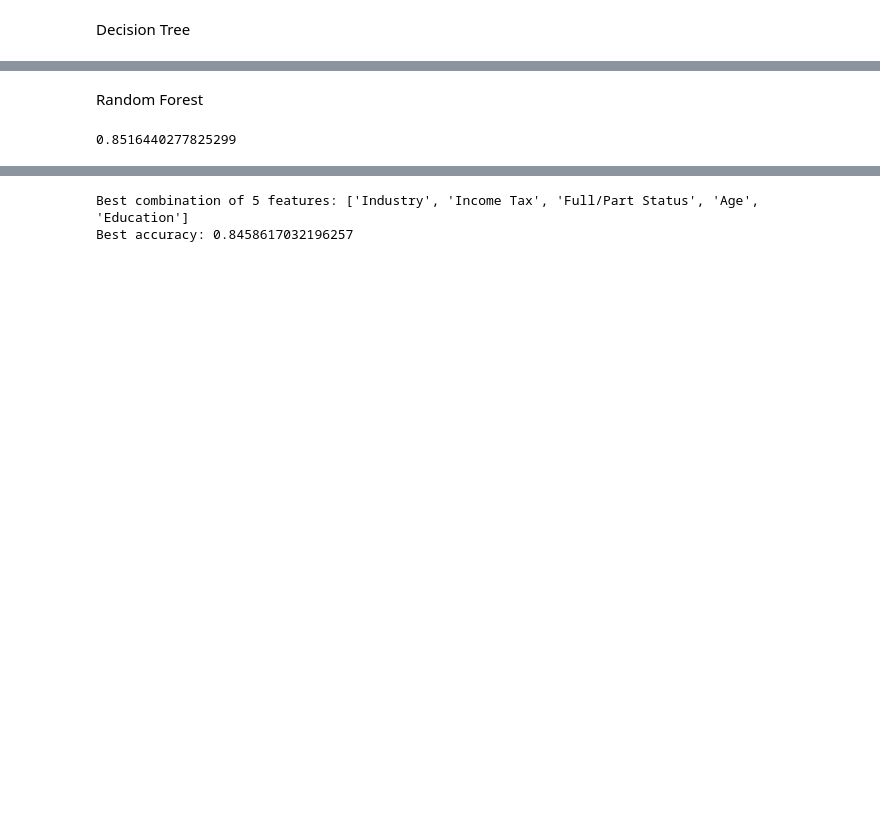
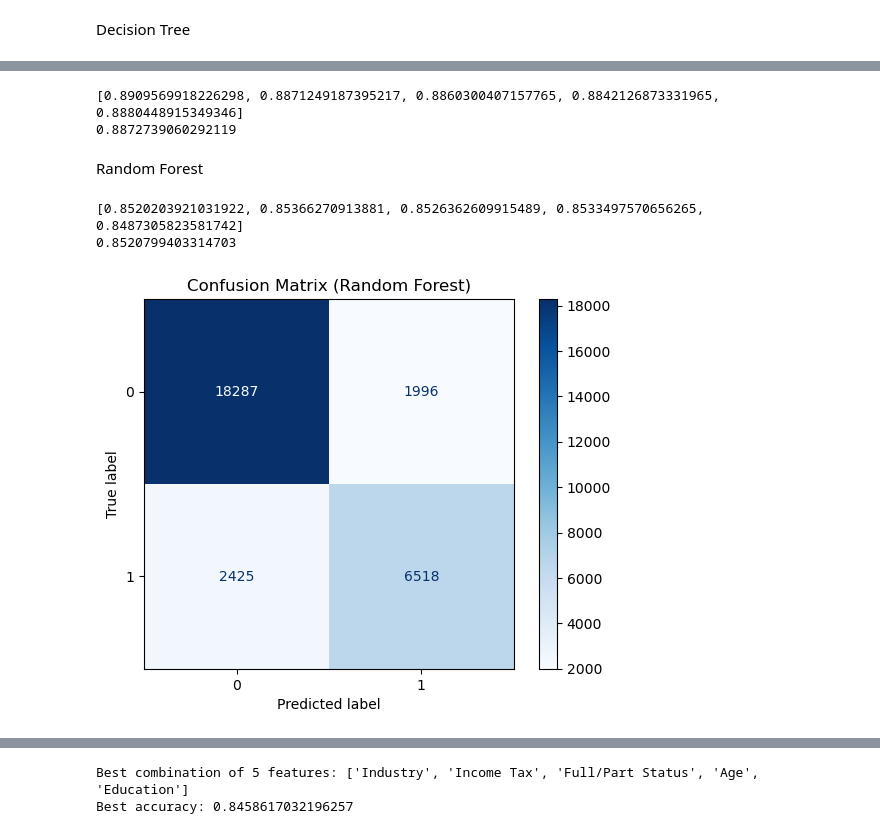
Before and after one commit to GabrieleGentil/STA141C, a Jupyter notebook: sta_141c_final_project.ipynb, the cells around one changed output, grey strips where cells are left out. Saved outputs shown, nothing was run; the diff lists cells and outputs as text; code cells hidden in the pictures; blank space fills up the shorter version.

```diff
--- a/sta_141c_final_project.ipynb
+++ b/sta_141c_final_project.ipynb
@@ -113,28 +145,76 @@ print(acc)
+# %%
+#decision tree 2
+from sklearn.tree import DecisionTreeClassifier
+from sklearn.model_selection import KFold
+from numpy import mean
+
+def income_class(income):
+    if income in range(0, 9):
+        return 0
+    else:
+        return 1
+
+df['Income_class'] = df['Income'].apply(income_class)
+
+X = df.drop(columns=['Income',"Income_class"])
+min_max_scaler = MinMaxScaler()
+X = min_max_scaler.fit_transform(X)
+y = df['Income_class']
+
+dt = DecisionTreeClassifier(max_depth=5, random_state=42)
+accuracies = []
+kf = KFold(n_splits=5, shuffle=True, random_state=42)
+for train_index, test_index in kf.split(X):
+    X_train, X_test = X[train_index], X[test_index]
+    y_train, y_test = y[train_index], y[test_index]
+    dt.fit(X_train, y_train)
+    y_pred = dt.predict(X_test)
+    acc = accuracy_score(y_test, y_pred)
+    accuracies.append(acc)
+print(accuracies)
+print(mean(accuracies))
+# %% [output]
+[0.8909569918226298, 0.8871249187395217, 0.8860300407157765, 0.8842126873331965, 0.8880448915349346]
+0.8872739060292119
 # %% [markdown]
 Random Forest
 # %%
 #random forest model
 #2 class
+from sklearn.model_selection import KFold
+from numpy import mean
 def income_class(income):
     if income in range(0, 20):
         return 0
     else:
         return 1
 
 df['Income_class'] = df['Income'].apply(income_class)
 X = df.drop(columns=['Income',"Income_class"])
 min_max_scaler = MinMaxScaler()
 X = min_max_scaler.fit_transform(X)
 y = df['Income_class']
-
-X_train, X_test, y_train, y_test = train_test_split(X, y, test_size=0.2, random_state=42)
+kf = KFold(n_splits=5, shuffle=True, random_state=42)
 
 rf_2 = RandomForestClassifier(n_estimators=100, random_state=42)
-rf_2.fit(X_train, y_train)
-
+accuracies = []
+for train_index, test_index in kf.split(X):
+    X_train, X_test = X[train_index], X[test_index]
+    y_train, y_test = y[train_index], y[test_index]
+    rf_2.fit(X_train, y_train)
+    y_pred = rf_2.predict(X_test)
+    acc = accuracy_score(y_test, y_pred)
+    accuracies.append(acc)
+print(accuracies)
+print(mean(accuracies))
+#confusion matrix
 y_pred = rf_2.predict(X_test)
-
-accuracy = accuracy_score(y_test, y_pred)
-print(accuracy)
+cm=confusion_matrix(y_test, y_pred)
+disp = ConfusionMatrixDisplay(confusion_matrix=cm)
+disp.plot(cmap='Blues')
+plt.title('Confusion Matrix (Random Forest)')
+plt.show()
 # %% [output]
-0.8516440277825299
+[0.8520203921031922, 0.85366270913881, 0.8526362609915489, 0.8533497570656265, 0.8487305823581742]
+0.8520799403314703
+[figure, added]
```
Also changed, not shown: parts of 19 cells of this notebook.
